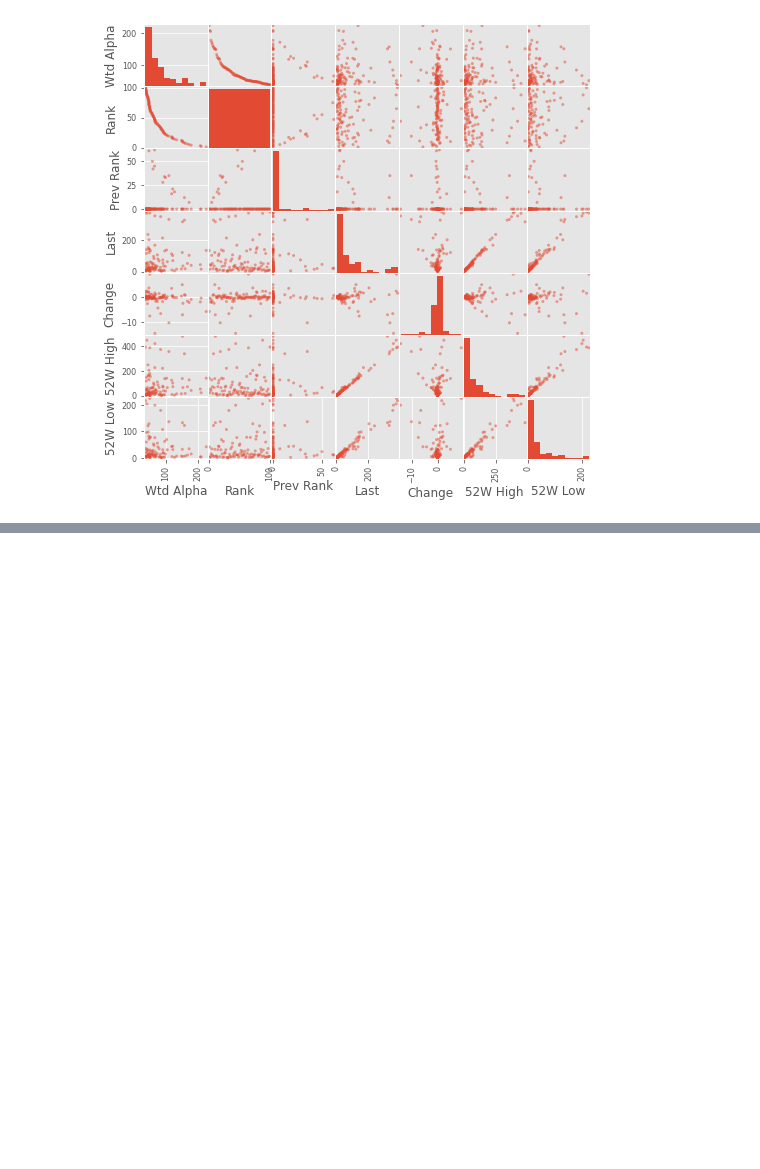
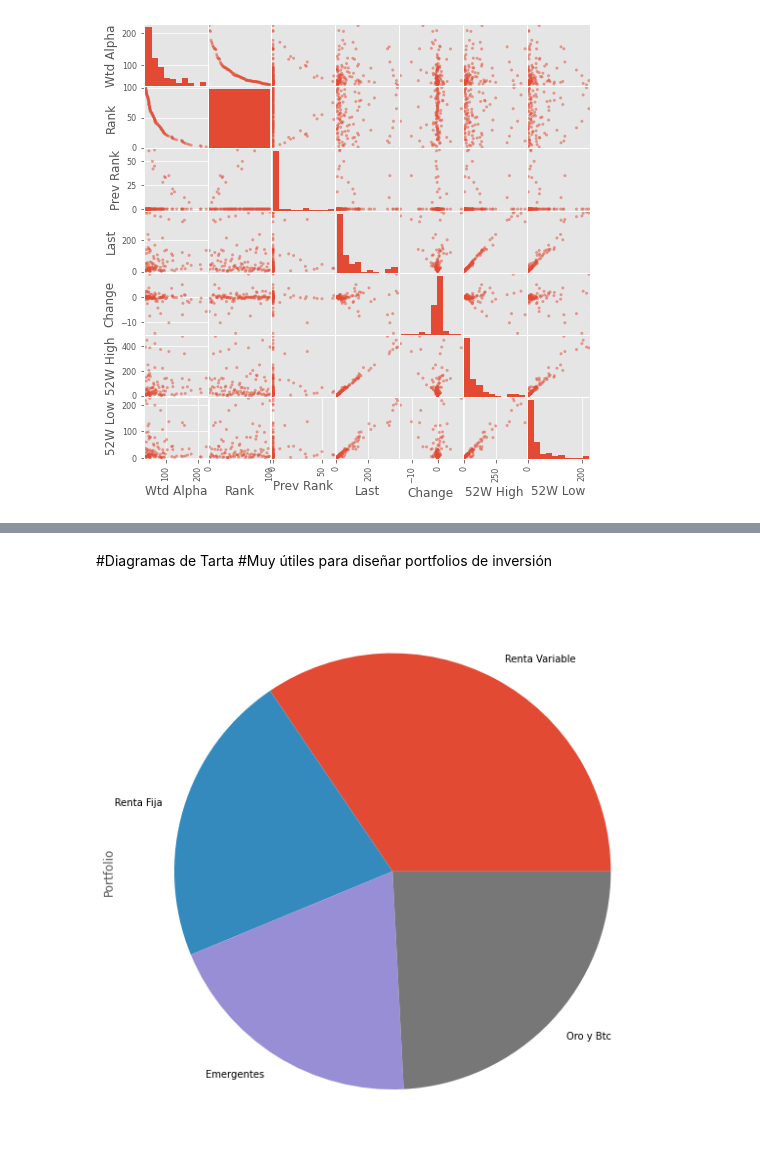
Before and after one commit to jmmartinnu2/Pandas-finanzas, a Jupyter notebook: data_finanzas.ipynb, the cells around one changed output, grey strips where cells are left out. Drawn from its saved outputs; the diff is of its cells as text; code cells hidden in the pictures; blank space fills up the shorter version.

```diff
--- a/data_finanzas.ipynb
+++ b/data_finanzas.ipynb
@@ -436,0 +457,8 @@ pd.plotting.scatter_matrix(data, figsize=(8, 8));
+# %% [markdown]
+#Diagramas de Tarta
+#Muy útiles para diseñar portfolios de inversión
+# %%
+serie = pd.Series(1 * np.random.rand(4), index=['Renta Variable', 'Renta Fija', 'Emergentes', 'Oro y Btc'], name='Portfolio')
+serie.plot.pie(figsize=(10, 20));
+# %% [output]
+[figure, added]
```
Also changed, not shown: parts of 8 cells of this notebook.
